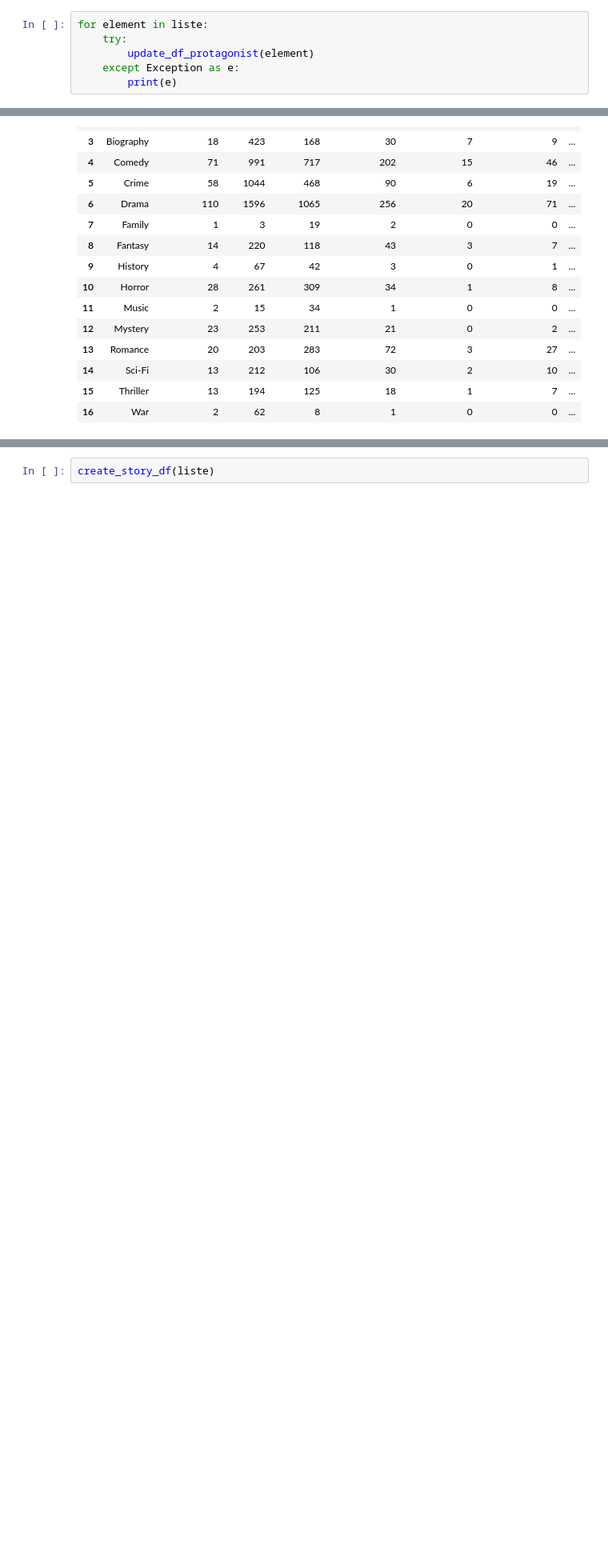
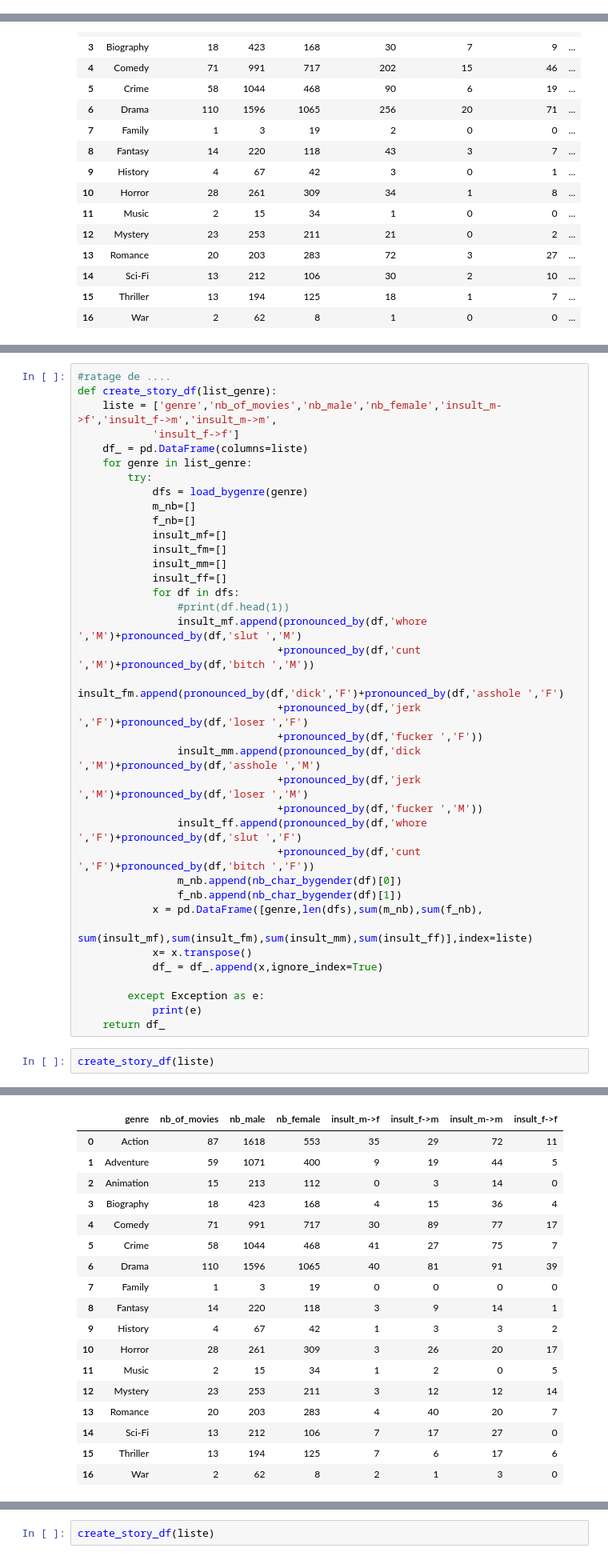
Before and after one commit to dvp-tran/moViz, a Jupyter notebook: notebooks/simple_gender_analysis_v2.ipynb, the cells around one changed output, grey strips where cells are left out. Shown: that part at 80% size. Drawn from its saved outputs; the diff is of its cells as text; blank space fills up the shorter version.

```diff
--- a/notebooks/simple_gender_analysis_v2.ipynb
+++ b/notebooks/simple_gender_analysis_v2.ipynb
@@ -404,9 +404,3 @@ liste=[ u'Action',
  u'Thriller',
  u'War',
  u'Western']
-# %%
-for element in liste:
-    try:
-        update_df_protagonist(element)
-    except Exception as e:
-        print(e)
@@ -1392,0 +1221,40 @@ def normalize_text(text):
+# %%
+#ratage de ....
+def create_story_df(list_genre):
+    liste = ['genre','nb_of_movies','nb_male','nb_female','insult_m->f','insult_f->m','insult_m->m',
+            'insult_f->f']
+    df_ = pd.DataFrame(columns=liste)
+    for genre in list_genre:
+        try:
+            dfs = load_bygenre(genre)
+            m_nb=[]
+            f_nb=[]
+            insult_mf=[]
+            insult_fm=[]
+            insult_mm=[]
+            insult_ff=[]
+            for df in dfs:
+                #print(df.head(1))
+                insult_mf.append(pronounced_by(df,'whore ','M')+pronounced_by(df,'slut ','M')
+                                +pronounced_by(df,'cunt ','M')+pronounced_by(df,'bitch ','M'))
+                insult_fm.append(pronounced_by(df,'dick','F')+pronounced_by(df,'asshole ','F')
+                                +pronounced_by(df,'jerk ','F')+pronounced_by(df,'loser ','F')
+                                +pronounced_by(df,'fucker ','F'))
+                insult_mm.append(pronounced_by(df,'dick ','M')+pronounced_by(df,'asshole ','M')
+                                +pronounced_by(df,'jerk ','M')+pronounced_by(df,'loser ','M')
+                                +pronounced_by(df,'fucker ','M'))
+                insult_ff.append(pronounced_by(df,'whore ','F')+pronounced_by(df,'slut ','F')
+                                +pronounced_by(df,'cunt ','F')+pronounced_by(df,'bitch ','F'))
+                m_nb.append(nb_char_bygender(df)[0])
+                f_nb.append(nb_char_bygender(df)[1])
+            x = pd.DataFrame([genre,len(dfs),sum(m_nb),sum(f_nb),
+                             sum(insult_mf),sum(insult_fm),sum(insult_mm),sum(insult_ff)],index=liste)
+            x= x.transpose()
+            df_ = df_.append(x,ignore_index=True)
+
+        except Exception as e:
+            print(e)
+    return df_
+# %%
+create_story_df(liste)
+# %% [output]
@@ -1392,0 +1264,18 @@ def normalize_text(text):
+|  | genre | nb_of_movies | nb_male | nb_female | insult_m->f | insult_f->m | insult_m->m | insult_f->f |
+| 0 | Action | 87 | 1618 | 553 | 35 | 29 | 72 | 11 |
+| 1 | Adventure | 59 | 1071 | 400 | 9 | 19 | 44 | 5 |
+| 2 | Animation | 15 | 213 | 112 | 0 | 3 | 14 | 0 |
+| 3 | Biography | 18 | 423 | 168 | 4 | 15 | 36 | 4 |
+| 4 | Comedy | 71 | 991 | 717 | 30 | 89 | 77 | 17 |
+| 5 | Crime | 58 | 1044 | 468 | 41 | 27 | 75 | 7 |
+| 6 | Drama | 110 | 1596 | 1065 | 40 | 81 | 91 | 39 |
+| 7 | Family | 1 | 3 | 19 | 0 | 0 | 0 | 0 |
+| 8 | Fantasy | 14 | 220 | 118 | 3 | 9 | 14 | 1 |
+| 9 | History | 4 | 67 | 42 | 1 | 3 | 3 | 2 |
+| 10 | Horror | 28 | 261 | 309 | 3 | 26 | 20 | 17 |
+| 11 | Music | 2 | 15 | 34 | 1 | 2 | 0 | 5 |
+| 12 | Mystery | 23 | 253 | 211 | 3 | 12 | 12 | 14 |
+| 13 | Romance | 20 | 203 | 283 | 4 | 40 | 20 | 7 |
+| 14 | Sci-Fi | 13 | 212 | 106 | 7 | 17 | 27 | 0 |
+| 15 | Thriller | 13 | 194 | 125 | 7 | 6 | 17 | 6 |
+| 16 | War | 2 | 62 | 8 | 2 | 1 | 3 | 0 |
```
Also changed, not shown: parts of 15 cells of this notebook, 20 other files.
